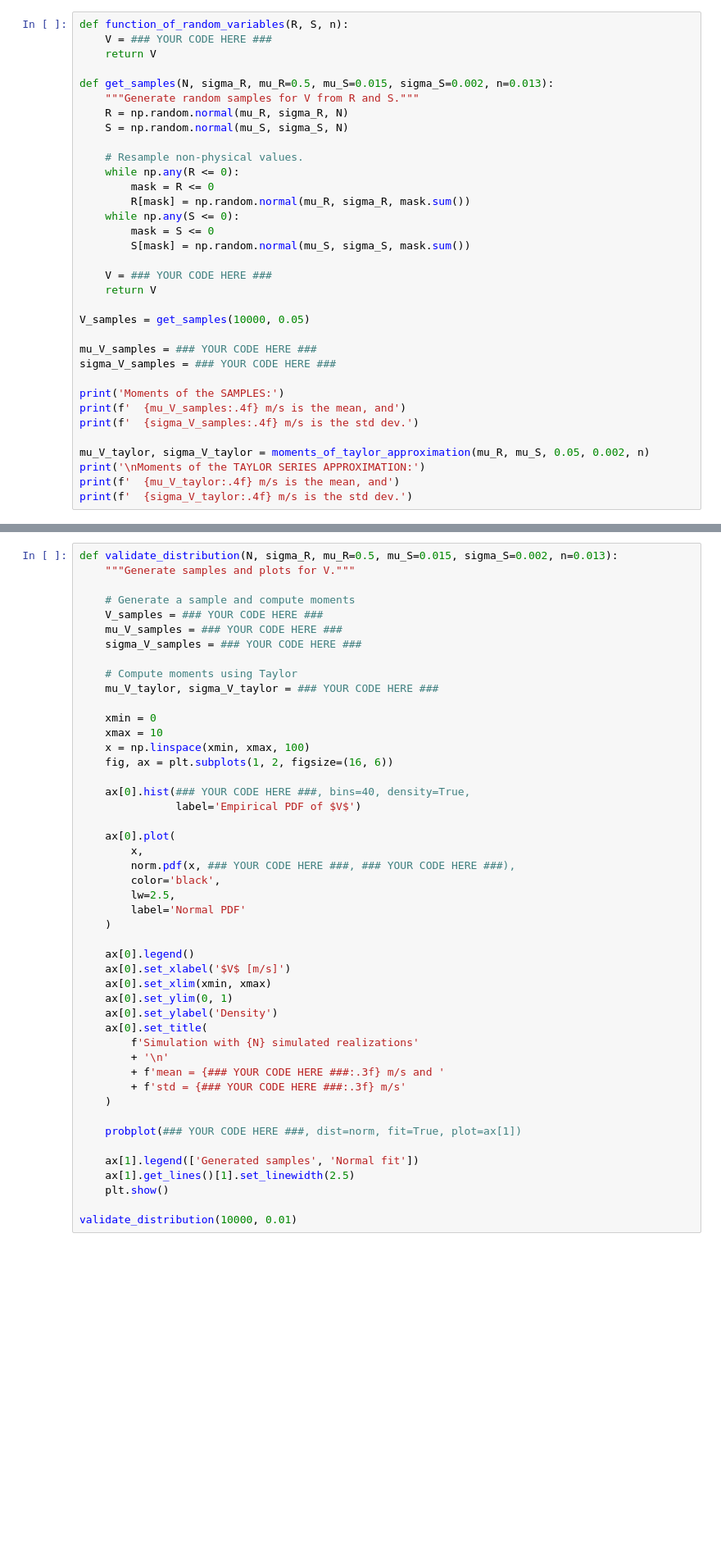
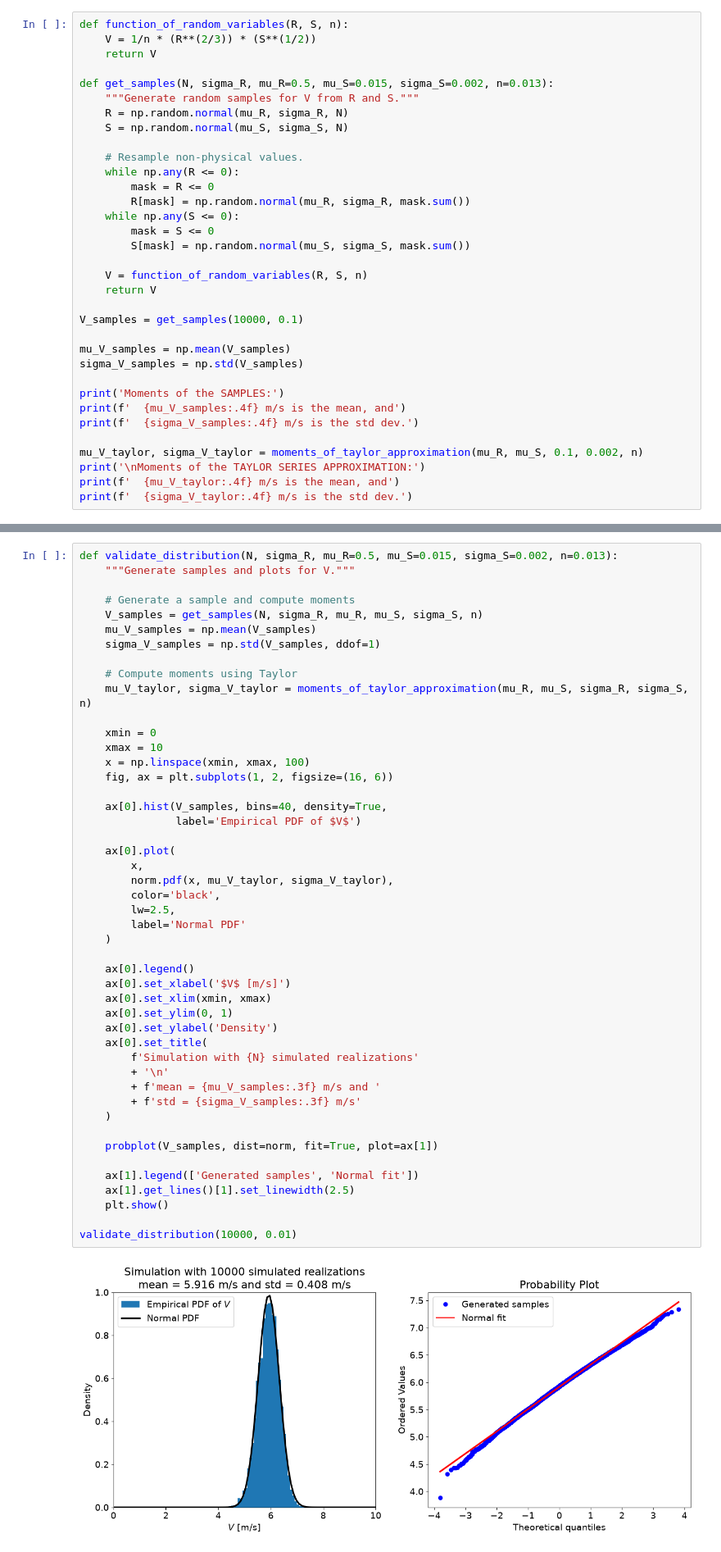
Before and after one commit to wvandenwildenberg/WS1.6, a Jupyter notebook: pipe_dreams.ipynb, the cells around one changed output, grey strips where cells are left out. Shown at 82% size. Saved outputs shown, nothing was run; the diff lists cells and outputs as text; blank space fills up the shorter version.

```diff
--- a/pipe_dreams.ipynb
+++ b/pipe_dreams.ipynb
@@ -153,7 +155,7 @@ $R$ and $S$ are modelled as Gaussian random variables; non-positive simulated va
 > - Find the moments of the samples.
 # %%
 def function_of_random_variables(R, S, n):
-    V = ### YOUR CODE HERE ###
+    V = 1/n * (R**(2/3)) * (S**(1/2))
     return V
 
 def get_samples(N, sigma_R, mu_R=0.5, mu_S=0.015, sigma_S=0.002, n=0.013):
@@ -169,19 +171,19 @@ def get_samples(N, sigma_R, mu_R=0.5, mu_S=0.015, sigma_S=0.002, n=0.013):
         mask = S <= 0
         S[mask] = np.random.normal(mu_S, sigma_S, mask.sum())
 
-    V = ### YOUR CODE HERE ###
+    V = function_of_random_variables(R, S, n)
     return V
 
-V_samples = get_samples(10000, 0.05)
+V_samples = get_samples(10000, 0.1)
 
-mu_V_samples = ### YOUR CODE HERE ###
-sigma_V_samples = ### YOUR CODE HERE ###
+mu_V_samples = np.mean(V_samples)
+sigma_V_samples = np.std(V_samples)
 
 print('Moments of the SAMPLES:')
 print(f'  {mu_V_samples:.4f} m/s is the mean, and')
 print(f'  {sigma_V_samples:.4f} m/s is the std dev.')
 
-mu_V_taylor, sigma_V_taylor = moments_of_taylor_approximation(mu_R, mu_S, 0.05, 0.002, n)
+mu_V_taylor, sigma_V_taylor = moments_of_taylor_approximation(mu_R, mu_S, 0.1, 0.002, n)
 print('\nMoments of the TAYLOR SERIES APPROXIMATION:')
 print(f'  {mu_V_taylor:.4f} m/s is the mean, and')
 print(f'  {sigma_V_taylor:.4f} m/s is the std dev.')
@@ -220,48 +230,50 @@ def validate_distribution(N, sigma_R, mu_R=0.5, mu_S=0.015, sigma_S=0.002, n=0.0
     """Generate samples and plots for V."""
 
     # Generate a sample and compute moments
-    V_samples = ### YOUR CODE HERE ###
-    mu_V_samples = ### YOUR CODE HERE ###
-    sigma_V_samples = ### YOUR CODE HERE ###
+    V_samples = get_samples(N, sigma_R, mu_R, mu_S, sigma_S, n)
+    mu_V_samples = np.mean(V_samples)
+    sigma_V_samples = np.std(V_samples, ddof=1)
 
     # Compute moments using Taylor
-    mu_V_taylor, sigma_V_taylor = ### YOUR CODE HERE ###
+    mu_V_taylor, sigma_V_taylor = moments_of_taylor_approximation(mu_R, mu_S, sigma_R, sigma_S, n)
 
     xmin = 0
     xmax = 10
     x = np.linspace(xmin, xmax, 100)
     fig, ax = plt.subplots(1, 2, figsize=(16, 6))
 
-    ax[0].hist(### YOUR CODE HERE ###, bins=40, density=True,
+    ax[0].hist(V_samples, bins=40, density=True,
                label='Empirical PDF of $V$')
 
     ax[0].plot(
         x,
-        norm.pdf(x, ### YOUR CODE HERE ###, ### YOUR CODE HERE ###),
+        norm.pdf(x, mu_V_taylor, sigma_V_taylor),
         color='black',
         lw=2.5,
         label='Normal PDF'
     )
 
     ax[0].legend()
     ax[0].set_xlabel('$V$ [m/s]')
     ax[0].set_xlim(xmin, xmax)
     ax[0].set_ylim(0, 1)
     ax[0].set_ylabel('Density')
     ax[0].set_title(
         f'Simulation with {N} simulated realizations'
         + '\n'
-        + f'mean = {### YOUR CODE HERE ###:.3f} m/s and '
-        + f'std = {### YOUR CODE HERE ###:.3f} m/s'
+        + f'mean = {mu_V_samples:.3f} m/s and '
+        + f'std = {sigma_V_samples:.3f} m/s'
     )
 
-    probplot(### YOUR CODE HERE ###, dist=norm, fit=True, plot=ax[1])
+    probplot(V_samples, dist=norm, fit=True, plot=ax[1])
 
     ax[1].legend(['Generated samples', 'Normal fit'])
     ax[1].get_lines()[1].set_linewidth(2.5)
     plt.show()
 
 validate_distribution(10000, 0.01)
+# %% [output]
+[figure, added]
 # %% [markdown]
 ### Validate the Distribution of $V$ for Various $\sigma_R$
 
```
Also changed, not shown: parts of 5 cells of this notebook.
